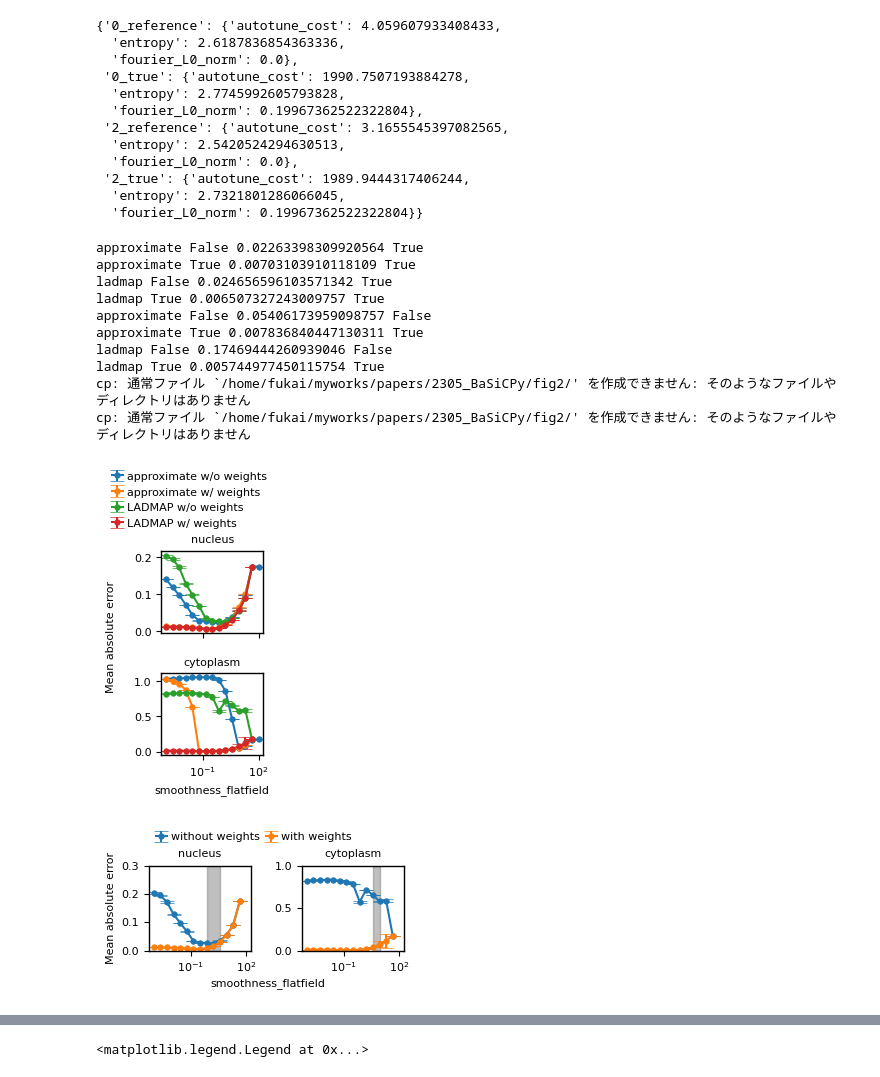
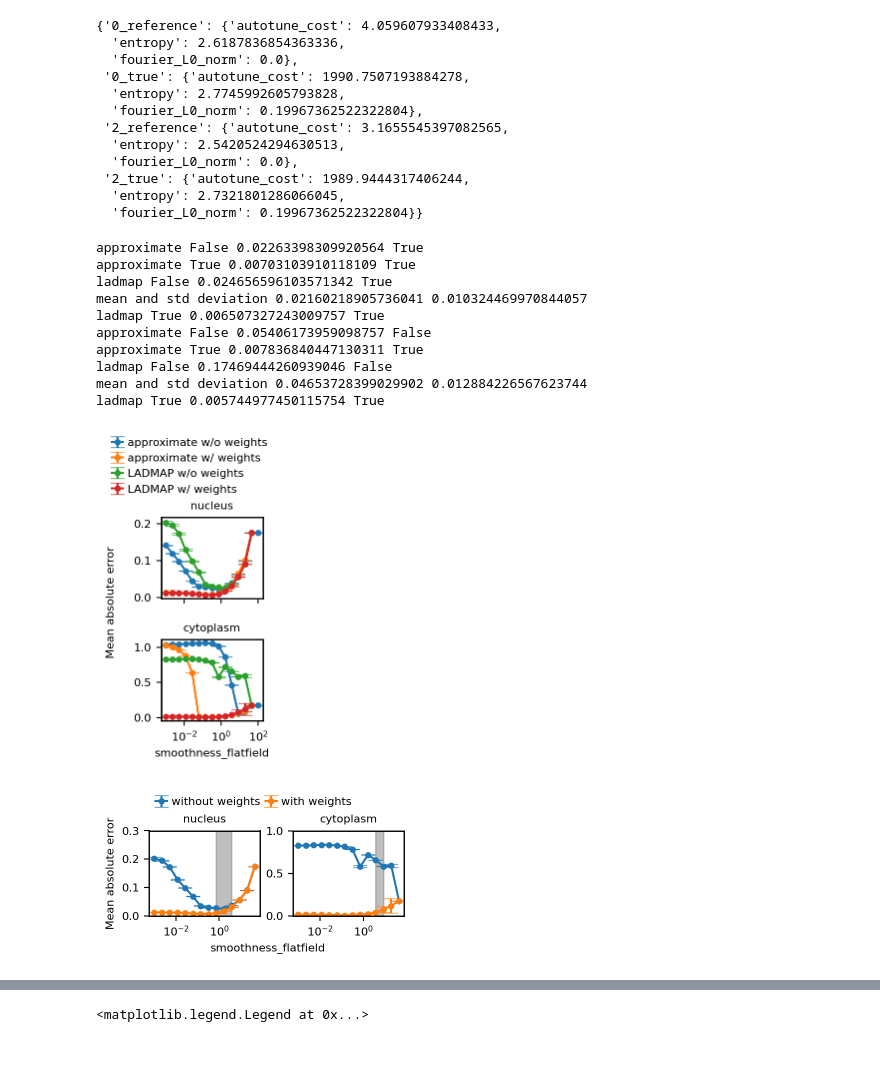
Before and after one commit to yfukai/BaSiCpy, a Jupyter notebook: misc_notebooks/analysis_for_publication/simulated_cells/003_plot.ipynb, the cells around one changed output, grey strips where cells are left out. Saved outputs shown, nothing was run; the diff lists cells and outputs as text; code cells hidden in the pictures.

Commit message:
plotted for cell simulated

```diff
--- a/misc_notebooks/analysis_for_publication/simulated_cells/003_plot.ipynb
+++ b/misc_notebooks/analysis_for_publication/simulated_cells/003_plot.ipynb
@@ -233,12 +217,9 @@ fig, axes = plt.subplots(
     2, 1, figsize=(3.4 / 2, 3.4), sharex=True, gridspec_kw=dict(hspace=0.5)
 )
 fig2, axes2 = plt.subplots(
-    1, 2, figsize=(3.4, 3.4 / 2), sharex=True, gridspec_kw=dict(hspace=0.5, wspace=0.5)
+    1, 2, figsize=(3.4, 3.4 / 2), sharex=True, gridspec_kw=dict(hspace=0.5, wspace=0.3)
 )
-range_maxes = {
-    nuc_channel_idx:0.3,
-    cyto_channel_idx:1.0
-}
+range_maxes = {nuc_channel_idx: 0.3, cyto_channel_idx: 1.0}
 for ax, ax2, channel_index in zip(axes, axes2, [nuc_channel_idx, cyto_channel_idx]):
     df = parameters_df_wo_darks[channel_index].query(
         f"sort_intensity==False and channel_index=={channel_index}"
@@ -273,76 +254,86 @@ for ax, ax2, channel_index in zip(axes, axes2, [nuc_channel_idx, cyto_channel_id
                     "fitting_mode==@fitting_mode and use_weight==@use_weight"
                 ).copy()
 
-#                fourier_L0_norms = [
-#                    fourier_L0_norm(flatfields_wo_darks[channel_index][i])
-#                    for i in df_plotted.index]
+                #                fourier_L0_norms = [
+                #                    fourier_L0_norm(flatfields_wo_darks[channel_index][i])
+                #                    for i in df_plotted.index]
 
-#                ax2.plot(df_plotted["smoothness_flatfield"],fourier_L0_norms)
-#                ax2.plot(df_plotted["smoothness_flatfield"],df_plotted["entropy"]-df_plotted["entropy"].min())
+                #                ax2.plot(df_plotted["smoothness_flatfield"],fourier_L0_norms)
+                #                ax2.plot(df_plotted["smoothness_flatfield"],df_plotted["entropy"]-df_plotted["entropy"].min())
 
                 df_plotted["autotune_cost2"] = to_autotune_cost(
-                    df_plotted["entropy"], df_plotted["fourier_L0_norm"], 0, 10
+                    df_plotted["entropy"], df_plotted["fourier_L0_norm"], 0, 30
                 )
-                optimal_smoothness_flatfields = np.array(
-                    [
-                        grp2.loc[
-                            grp2["autotune_cost2"].idxmin(), "smoothness_flatfield"
+                optimal_smoothness_flatfields, optimal_mean_abs_error = [
+                    np.array(
+                        [
+                            grp2.loc[grp2["autotune_cost2"].idxmin(), k]
+                            for rep, grp2 in df_plotted.groupby("rep")
                         ]
-                        for rep, grp2 in df_plotted.groupby("rep")
-                    ]
-                )
+                    )
+                    for k in ["smoothness_flatfield", "mean_abs_error"]
+                ]
                 ax2.fill_betweenx(
-                    [0,range_maxes[channel_index]],
+                    [0, range_maxes[channel_index]],
                     np.min(optimal_smoothness_flatfields),
                     np.max(optimal_smoothness_flatfields),
                     alpha=0.5,
                     color="gray",
                 )
-                ax2.set_ylim(0,range_maxes[channel_index])
+                ax2.set_ylim(0, range_maxes[channel_index])
+                # ax2_divider = make_axes_locatable(ax2)
+                # Add an Axes above the main Axes.
+                # cax2 = ax2_divider.append_axes("right", size="10%", pad="50%")
+                # cax2.plot(np.ones_like(optimal_mean_abs_error),optimal_mean_abs_error,"o")
+                print(
+                    "mean and std deviation",
+                    optimal_mean_abs_error.mean(),
+                    optimal_mean_abs_error.std(),
+                )
 
         min_val = min(grp["mean_abs_error"]["mean"])
         print(fitting_mode, use_weight, min_val, min_val < 3e-2)
     for _ax in [ax, ax2]:
         _ax.set_xscale("log")
         # _ax.set_yscale("log")
-        #_ax.set_ylim(0, None)
+        # _ax.set_ylim(0, None)
         _ax.set_title(
             {nuc_channel_idx: "nucleus", cyto_channel_idx: "cytoplasm"}[channel_index]
         )
-        #_ax.axhline(gt_values[channel_index]["entropy"], color="gray", linestyle="--")
+        # _ax.axhline(gt_values[channel_index]["entropy"], color="gray", linestyle="--")
     # ax.axhline(2e-2)
 fig.supylabel("Mean absolute error", x=0.025, fontsize=8.0)
 axes2[0].set_ylabel("Mean absolute error", x=-0.2)
 axes[1].set_xlabel("smoothness_flatfield")
 fig2.supxlabel("smoothness_flatfield", fontsize=8.0, y=0.025, x=0.55)
 
 axes[0].legend(loc="lower left", bbox_to_anchor=(-0.55, 1.2), handletextpad=0.4)
 axes2[0].legend(
     loc="lower left",
     bbox_to_anchor=(0.0, 1.2),
     handletextpad=0.4,
     ncols=2,
     columnspacing=0.5,
 )
 
 fig.subplots_adjust(left=0.35, right=0.95, top=0.75, bottom=0.15)
 fig2.subplots_adjust(left=0.2, right=0.95, top=0.75, bottom=0.25)
 
 save_and_copy_fig(fig, "figS_simulated_images_flatfield_error_all")
 save_and_copy_fig(fig2, "fig2b_simulated_images_flatfield_error")
 # %% [output]
 approximate False 0.02263398309920564 True
 approximate True 0.00703103910118109 True
 ladmap False 0.024656596103571342 True
+mean and std deviation 0.02160218905736041 0.010324469970844057
 ladmap True 0.006507327243009757 True
 approximate False 0.05406173959098757 False
 approximate True 0.007836840447130311 True
 ladmap False 0.17469444260939046 False
+mean and std deviation 0.04653728399029902 0.012884226567623744
 ladmap True 0.005744977450115754 True
-cp: 通常ファイル `/home/fukai/myworks/papers/2305_BaSiCPy/fig2/' を作成できません: そのようなファイルやディレクトリはありません
-cp: 通常ファイル `/home/fukai/myworks/papers/2305_BaSiCPy/fig2/' を作成できません: そのようなファイルやディレクトリはありません
-[figure, old version]
+[figure, new version]
-[figure, old version]
+[figure, new version]
 # %%
 fig, axes = plt.subplots(
     2, 1, figsize=(3.4 / 2, 3.4), sharex=True, gridspec_kw=dict(hspace=0.5)
```
Also changed, not shown: parts of 6 cells of this notebook, 5 other files.
